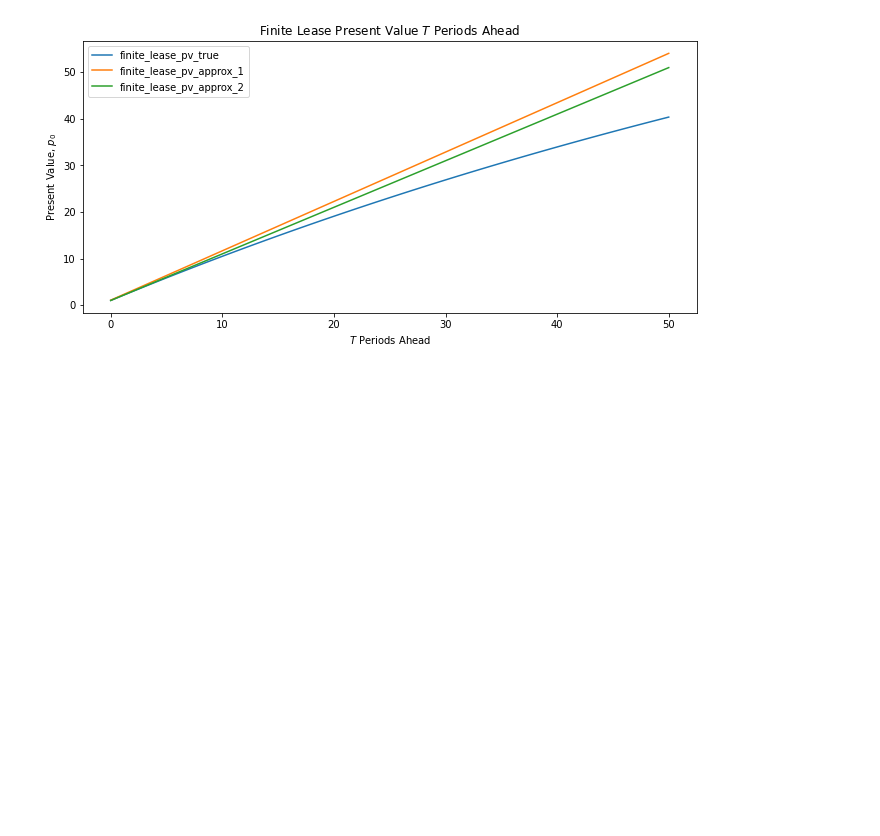
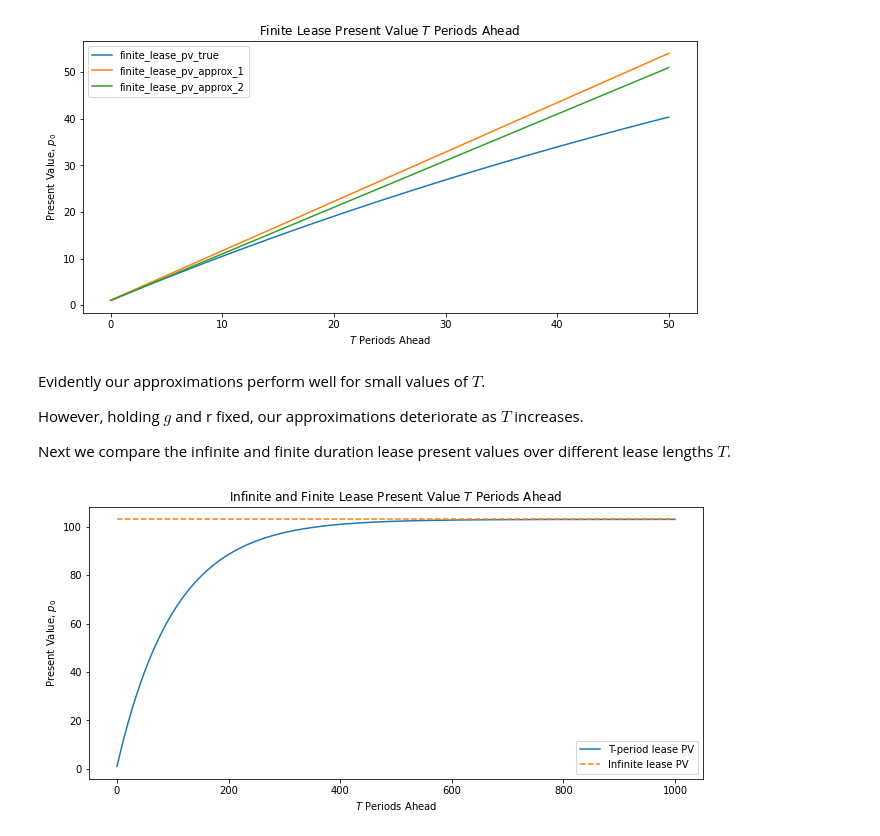
Before and after one commit to yu-ichiro/yasuda-seminar-2021, a Jupyter notebook: quantitative_economics_with_python/1_geometric_series_for_elementary_economics.ipynb, the cells around one changed output. Saved outputs shown, nothing was run; the diff lists cells and outputs as text; code cells hidden in the pictures; blank space fills up the shorter version.

```diff
--- a/quantitative_economics_with_python/1_geometric_series_for_elementary_economics.ipynb
+++ b/quantitative_economics_with_python/1_geometric_series_for_elementary_economics.ipynb
@@ -55,3 +701,26 @@ ax.set_ylabel('Present Value, $p_0$')
 plt.show()
 # %% [output]
 [figure]
+# %% [markdown]
+Evidently our approximations perform well for small values of $ T $.
+
+However, holding $ g $ and r fixed, our approximations deteriorate as $ T $ increases.
+
+Next we compare the infinite and finite duration lease present values
+over different lease lengths $ T $.
+# %%
+# Convergence of infinite and finite
+T_max = 1000
+T = np.arange(0, T_max+1)
+fig, ax = plt.subplots()
+ax.set_title('Infinite and Finite Lease Present Value $T$ Periods Ahead')
+f_1 = finite_lease_pv_true(T, g, r, x_0)
+f_2 = np.ones(T_max+1)*infinite_lease(g, r, x_0)
+ax.plot(T, f_1, label='T-period lease PV')
+ax.plot(T, f_2, '--', label='Infinite lease PV')
+ax.set_xlabel('$T$ Periods Ahead')
+ax.set_ylabel('Present Value, $p_0$')
+ax.legend()
+plt.show()
+# %% [output]
+[figure, added]
```
Also changed, not shown: parts of 34 cells of this notebook.
